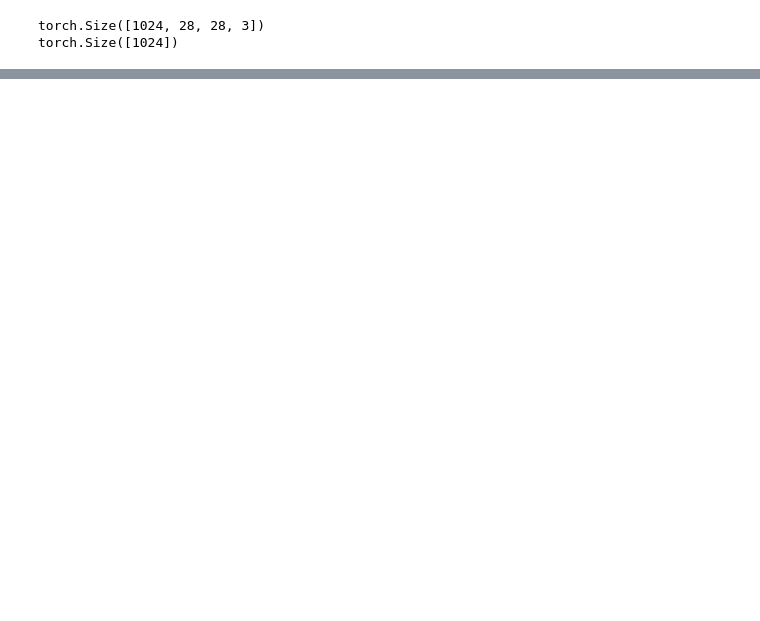
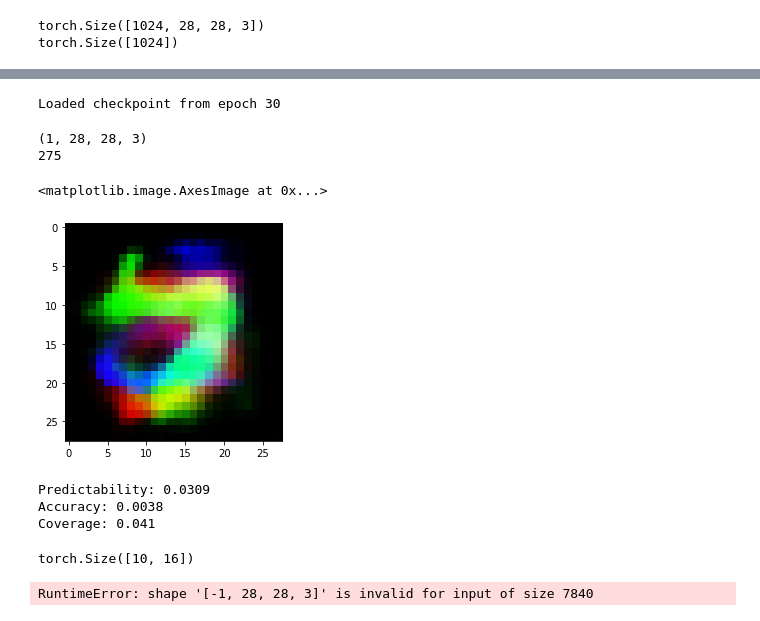
Before and after one commit to Anderzz/it3030, a Jupyter notebook: assignment3/stacked_autoencoder.ipynb, the cells around one changed output, grey strips where cells are left out. Cells and saved outputs as stored; diff of their text form; code cells hidden in the pictures; blank space fills up the shorter version.

```diff
--- a/assignment3/stacked_autoencoder.ipynb
+++ b/assignment3/stacked_autoencoder.ipynb
@@ -57,7 +57,7 @@ plt.imshow(next(iter(train_loader))[0][0])
 # %%
 device = ("cuda" if torch.cuda.is_available() else "cpu")
 print(f"device: {device}")
-model = Autoencoder
+model = Autoencoder(task="generate")
 criterion = nn.BCELoss()
 # criterion = nn.MSELoss()
 optimizer = optim.Adam(model.parameters(), lr=1e-3, weight_decay=1e-5)
@@ -112,4 +132,6 @@ def train(epochs=EPOCHS, force_retrain=False):
     return outputs
 # %%
 EPOCHS = 30
-train_outputs = train(epochs=EPOCHS, force_retrain=True)
+train_outputs = train(epochs=EPOCHS, force_retrain=False)
+# %% [output]
+Loaded checkpoint from epoch 30
@@ -174,25 +165,42 @@ if train_outputs:
 # %%
 # run the model on the test set
 test_outputs, test_labels = generate_test_images(model, test_loader, device)
+test_outputs, test_labels = test_outputs.cpu().numpy(), test_labels.cpu().numpy()
 # %%
-k = 4
+k = 22
+test_im = test_outputs[k].reshape(1, 28, 28, 3)
+print(test_im.shape)
 print(test_labels[k])
 plt.imshow(test_outputs[k])
+# %% [output]
+(1, 28, 28, 3)
+275
+<matplotlib.image.AxesImage at 0x...>
+[figure, added]
 # %%
 verification_net = VerificationNet()
 # %%
 predictability, accuracy = verification_net.check_predictability(test_outputs, test_labels, tolerance=0.5)
 coverage = verification_net.check_class_coverage(test_outputs, tolerance=0.5)
 print(f"Predictability: {predictability} \nAccuracy: {accuracy} \nCoverage: {coverage}")
+# %% [output]
+Predictability: 0.0309
+Accuracy: 0.0038
+Coverage: 0.041
 # %%
-# decoder = model.decoder
-# num_samples = 36
-# z = np.random.rand(num_samples, 16)
+with torch.no_grad():
+    num_samples = 10
+    # z = np.random.rand(num_samples, 16)
+    z = torch.rand(num_samples, 16).to(device)
+    print(z.shape)
+    generative_out = model.decoder(z).to(device).reshape(-1, 28, 28, 3).detach().cpu().numpy()
+    print(generative_out.shape)
+    generative_out_tile = generative_out.squeeze()
+    tiled_image = tile_images(generative_out_tile, show=True)
 
-# generative_out = decoder(torch.from_numpy(z).float().to(device)).reshape(-1, 28, 28, 1).detach().cpu().numpy()
-# generative_out_tile = generative_out.squeeze()
-# tiled_image = tile_images(generative_out_tile, show=True)
-
-# generative_predictability, generative_accuracy = verification_net.check_predictability(generative_out, tolerance=0.8)
-# generative_coverage = verification_net.check_class_coverage(generative_out, tolerance=0.8)
-# print(f"Predictability: {generative_predictability} \nAccuracy: {generative_accuracy} \nCoverage: {generative_coverage}")
+    generative_predictability, generative_accuracy = verification_net.check_predictability(generative_out, tolerance=0.5)
+    generative_coverage = verification_net.check_class_coverage(generative_out, tolerance=0.5)
+    print(f"Predictability: {generative_predictability} \nAccuracy: {generative_accuracy} \nCoverage: {generative_coverage}")
+# %% [output]
+torch.Size([10, 16])
+RuntimeError: shape '[-1, 28, 28, 3]' is invalid for input of size 7840
```
Also changed, not shown: parts of 7 cells of this notebook, 6 other files.
